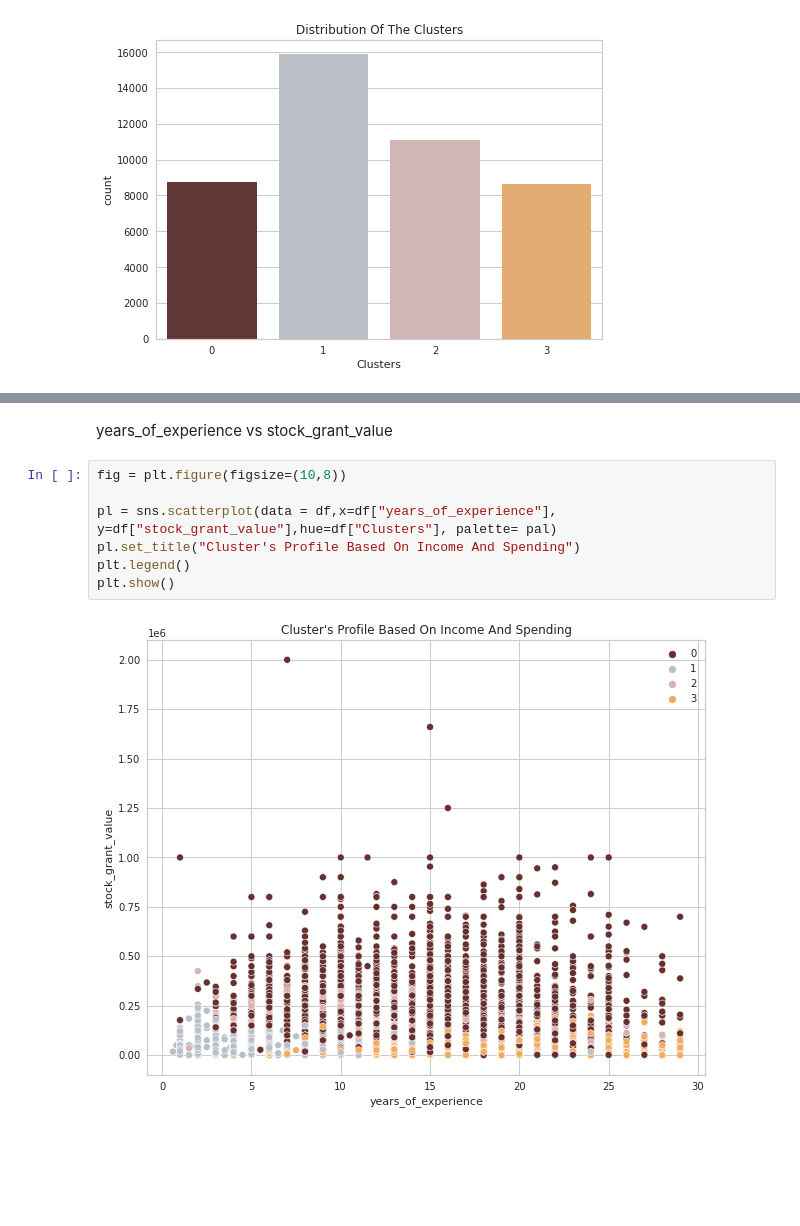
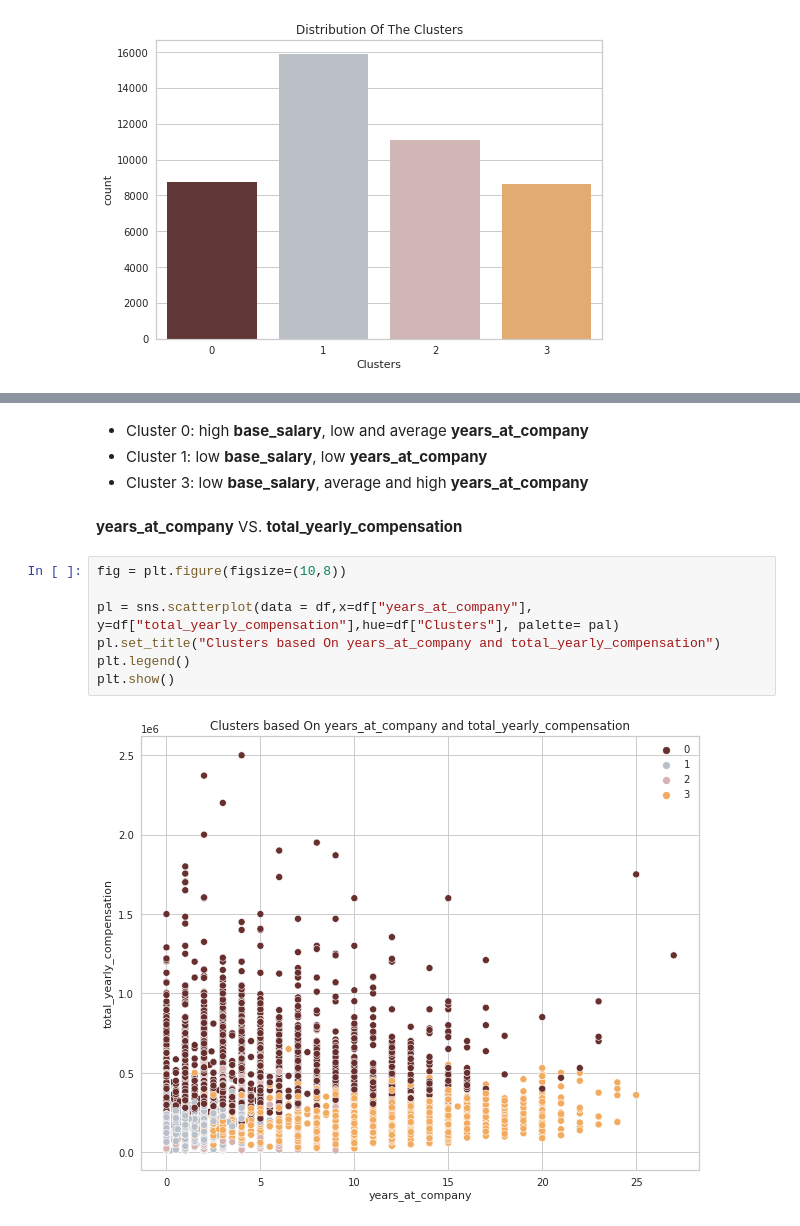
Before and after one commit to lmy931/data-science-and-STEM-Salaries, a Jupyter notebook: Main.ipynb, the cells around one changed output, grey strips where cells are left out. Drawn from its saved outputs; the diff is of its cells as text; blank space fills up the shorter version.

```diff
--- a/Main.ipynb
+++ b/Main.ipynb
@@ -568,11 +518,15 @@ plt.show()
-# %% [markdown]
-years_of_experience vs stock_grant_value
-# %%
-fig = plt.figure(figsize=(10,8))
-
-pl = sns.scatterplot(data = df,x=df["years_of_experience"], y=df["stock_grant_value"],hue=df["Clusters"], palette= pal)
-pl.set_title("Cluster's Profile Based On Income And Spending")
-plt.legend()
-plt.show()
-# %% [output]
-[figure, removed]
+# %% [markdown]
+- Cluster 0: high **base_salary**, low and average **years_at_company**
+- Cluster 1: low **base_salary**, low **years_at_company**
+- Cluster 3: low **base_salary**, average and high **years_at_company**
+# %% [markdown]
+**years_at_company** VS. **total_yearly_compensation**
+# %%
+fig = plt.figure(figsize=(10,8))
+
+pl = sns.scatterplot(data = df,x=df["years_at_company"], y=df["total_yearly_compensation"],hue=df["Clusters"], palette= pal)
+pl.set_title("Clusters based On years_at_company and total_yearly_compensation")
+plt.legend()
+plt.show()
+# %% [output]
+[figure, new version]
```
Also changed, not shown: parts of 32 cells of this notebook.
